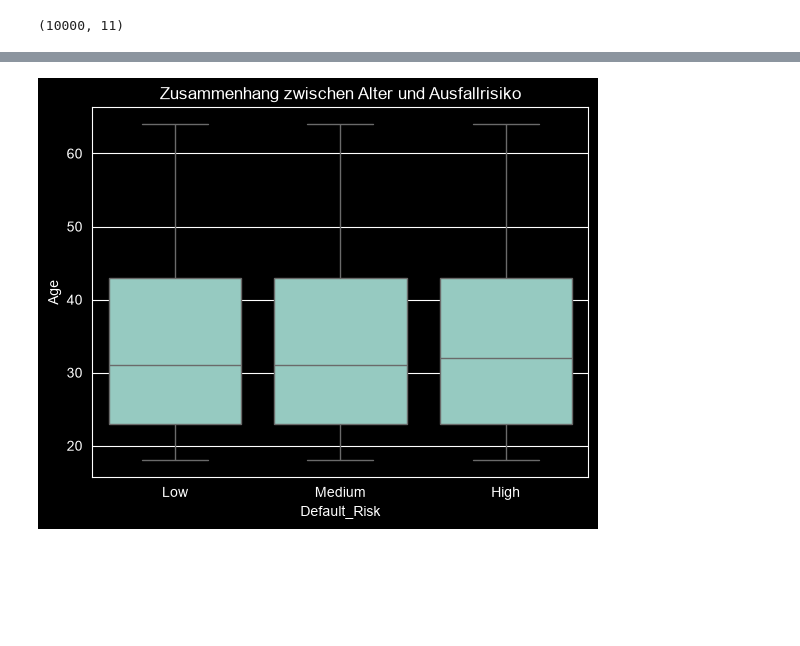
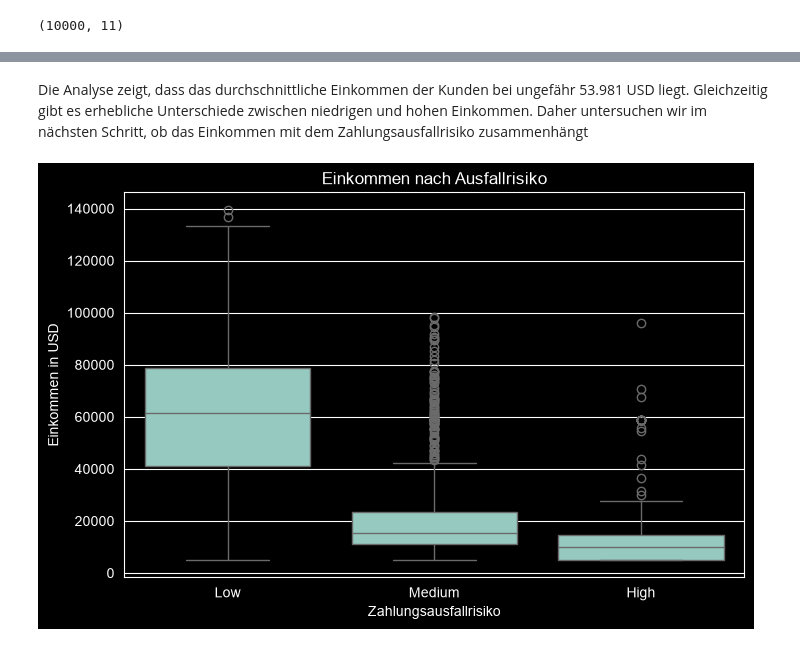
Before and after one commit to wandjimbakuibrister-del/Machine-learning-Modell, a Jupyter notebook: Notebook/modelll.ipynb, the cells around one changed output, grey strips where cells are left out. Cells and saved outputs as stored; diff of their text form; code cells hidden in the pictures; blank space fills up the shorter version.

```diff
--- a/Notebook/modelll.ipynb
+++ b/Notebook/modelll.ipynb
@@ -110,4 +109,0 @@ Fehlende Werte durch den Median aufgefüllt.
-# %%
-data["Credit_Score"] = data["Credit_Score"].fillna(data["Credit_Score"].median())
-data["Income_USD"] = data["Income_USD"].fillna(data["Income_USD"].median())
-print(data.isnull().sum())
@@ -167,11 +155,17 @@ plt.show()  # Diagramm anzeigen
+# %% [markdown]
+Die Analyse zeigt, dass das durchschnittliche Einkommen der Kunden bei ungefähr 53.981 USD liegt. Gleichzeitig gibt es erhebliche Unterschiede zwischen niedrigen und hohen Einkommen. Daher untersuchen wir im nächsten Schritt, ob das Einkommen mit dem Zahlungsausfallrisiko zusammenhängt
 # %%
+plt.figure(figsize=(8, 5))
+
 sns.boxplot(
     data=data,
-    x="Default_Risk",  # Target
-    y="Age"            # Feature
+    x="Default_Risk",  # Zielvariable
+    y="Income_USD"     # Einkommen
 )
 
-plt.title("Zusammenhang zwischen Alter und Ausfallrisiko")
+plt.title("Einkommen nach Ausfallrisiko")
+plt.xlabel("Zahlungsausfallrisiko")
+plt.ylabel("Einkommen in USD")
 plt.show()
 # %% [output]
-[figure, old version]
+[figure, new version]
```
Also changed, not shown: parts of 26 cells of this notebook.
